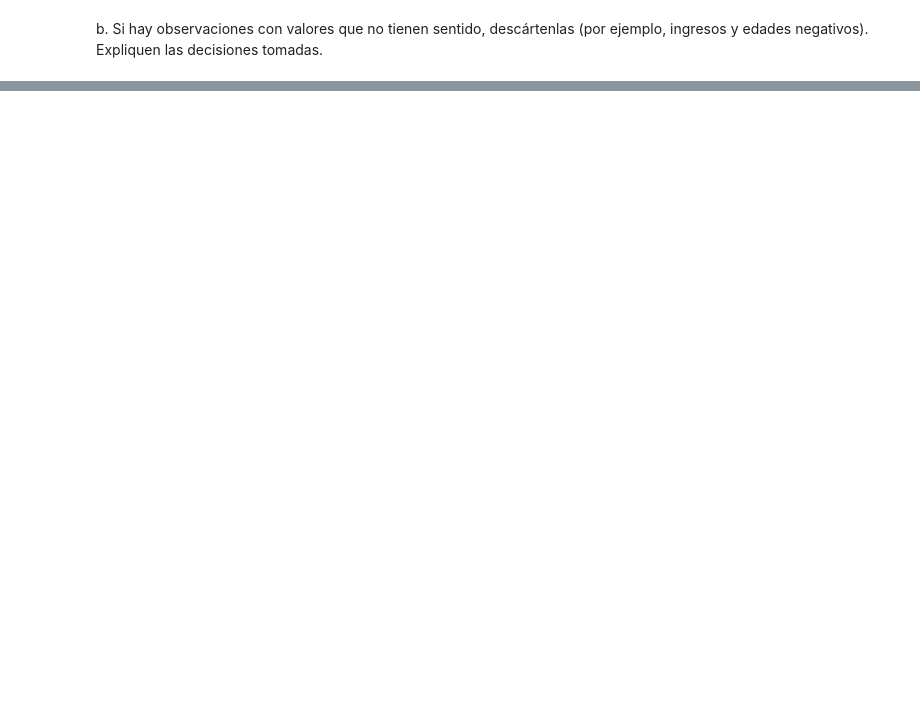
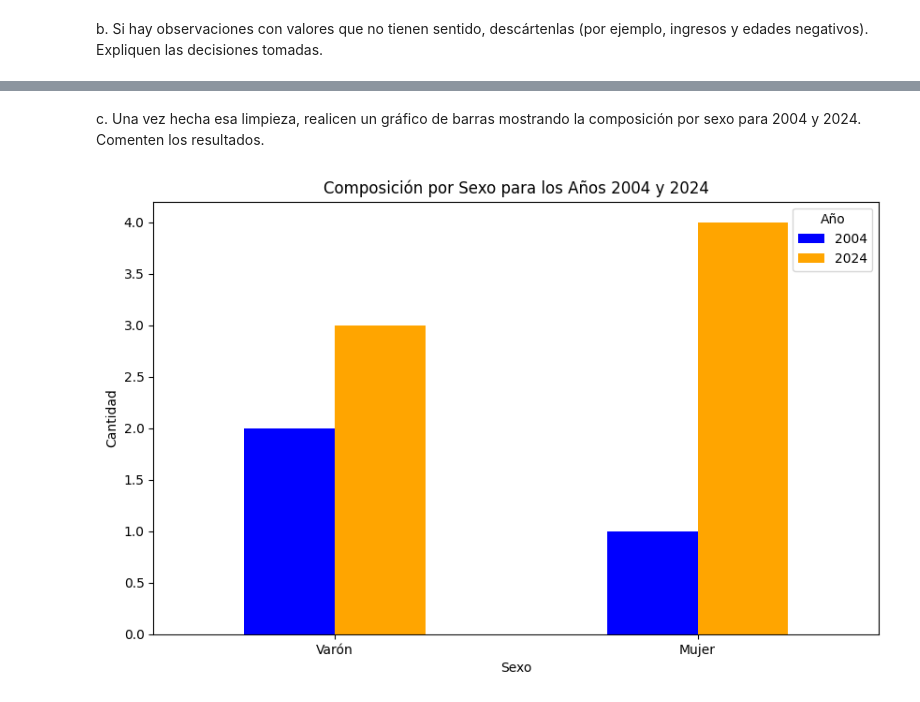
Before and after one commit to roluque/CC408-T2-3, a Jupyter notebook: TP3/TP 3.ipynb, the cells around one changed output, grey strips where cells are left out. Cells and saved outputs as stored; diff of their text form; code cells hidden in the pictures; blank space fills up the shorter version.

```diff
--- a/TP3/TP 3.ipynb
+++ b/TP3/TP 3.ipynb
@@ -88,0 +181,4 @@ las decisiones tomadas.
+# %% [markdown]
+c. Una vez hecha esa limpieza, realicen un gráfico de barras
+mostrando la composición por sexo para 2004 y 2024. Comenten
+los resultados.
@@ -88,0 +188,28 @@ las decisiones tomadas.
+# %%
+import pandas as pd
+import matplotlib.pyplot as plt
+
+# Datos del DataFrame sexo_2004 y sexo_2024
+sexo_2004 = pd.Series([2, 1], index=[1, 2])
+sexo_2024 = pd.Series([3, 4], index=[1, 2])  # Ejemplo de datos para 2024
+
+# Renombrar los índices para que sean 'Varón' y 'Mujer'
+sexo_2004.index = ['Varón', 'Mujer']
+sexo_2024.index = ['Varón', 'Mujer']
+
+# Crear un DataFrame con los datos de ambos años
+df_sexo = pd.DataFrame({
+    '2004': sexo_2004,
+    '2024': sexo_2024
+})
+
+# Crear el gráfico de barras agrupadas
+df_sexo.plot(kind='bar', figsize=(10, 6), color=['blue', 'orange'])
+plt.title('Composición por Sexo para los Años 2004 y 2024')
+plt.xlabel('Sexo')
+plt.ylabel('Cantidad')
+plt.xticks(rotation=0)
+plt.legend(title='Año')
+plt.show()
+# %% [output]
+[figure, added]
```
Also changed, not shown: parts of 14 cells of this notebook.
